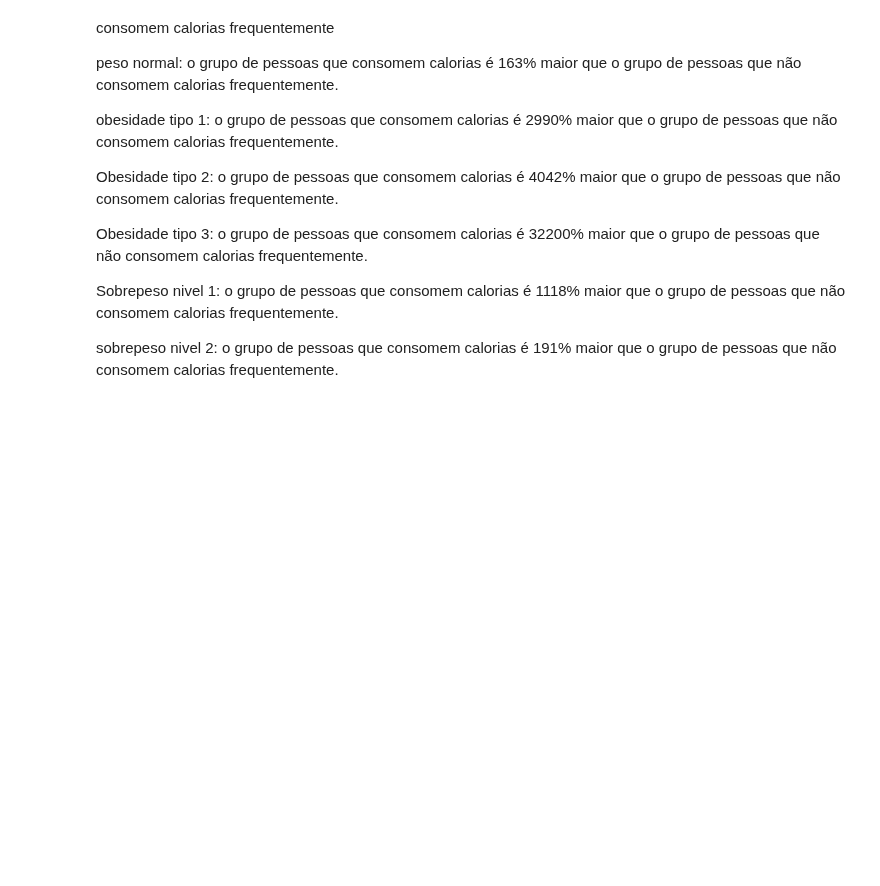
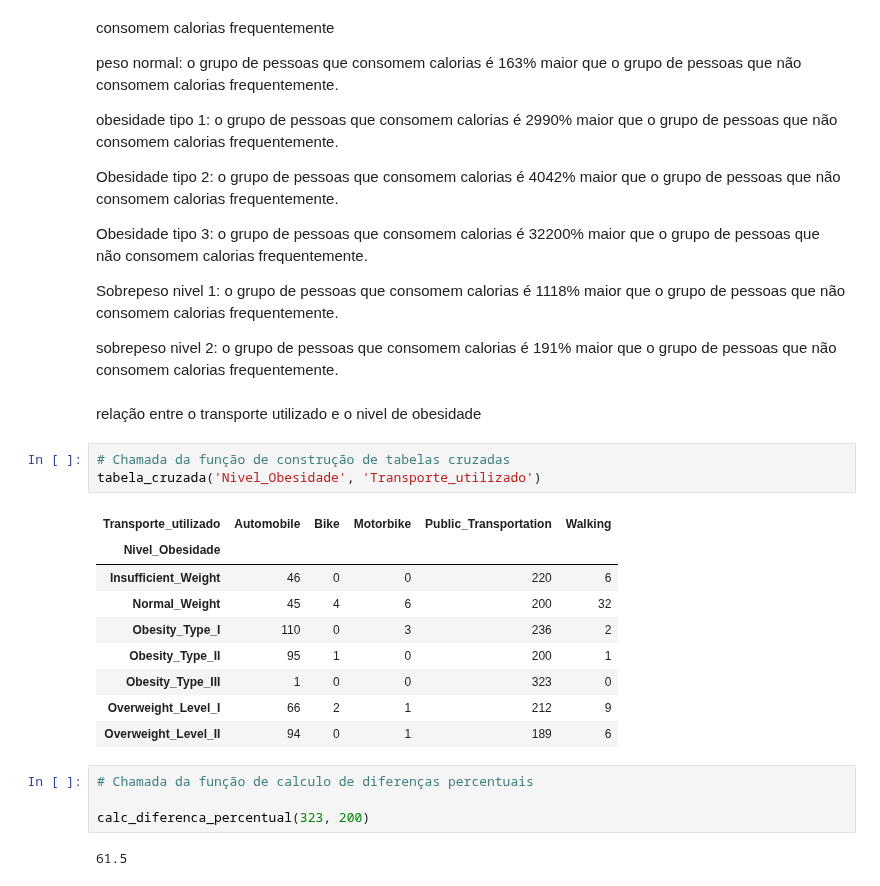
Before and after one commit to caikedomingues/Analise-de-dados-sobre-obesidade, a Jupyter notebook: Analise_Obesidade.ipynb, the cells around one changed output. Cells and saved outputs as stored; diff of their text form; blank space fills up the shorter version.

```diff
--- a/Analise_Obesidade.ipynb
+++ b/Analise_Obesidade.ipynb
@@ -601,3 +601,24 @@ consomem calorias frequentemente.
 
 sobrepeso nivel 2: o grupo de pessoas que consomem calorias é 191% maior que o grupo de pessoas que não
 consomem calorias frequentemente.
+# %% [markdown]
+relação entre o transporte utilizado e o nivel de obesidade
+# %%
+# Chamada da função de construção de tabelas cruzadas
+tabela_cruzada('Nivel_Obesidade', 'Transporte_utilizado')
+# %% [output]
+| Transporte_utilizado | Automobile | Bike | Motorbike | Public_Transportation | Walking |
+| Nivel_Obesidade |  |  |  |  |  |
+| Insufficient_Weight | 46 | 0 | 0 | 220 | 6 |
+| Normal_Weight | 45 | 4 | 6 | 200 | 32 |
+| Obesity_Type_I | 110 | 0 | 3 | 236 | 2 |
+| Obesity_Type_II | 95 | 1 | 0 | 200 | 1 |
+| Obesity_Type_III | 1 | 0 | 0 | 323 | 0 |
+| Overweight_Level_I | 66 | 2 | 1 | 212 | 9 |
+| Overweight_Level_II | 94 | 0 | 1 | 189 | 6 |
+# %%
+# Chamada da função de calculo de diferenças percentuais
+
+calc_diferenca_percentual(323, 200)
+# %% [output]
+61.5
```
Also changed, not shown: parts of 19 cells of this notebook.
